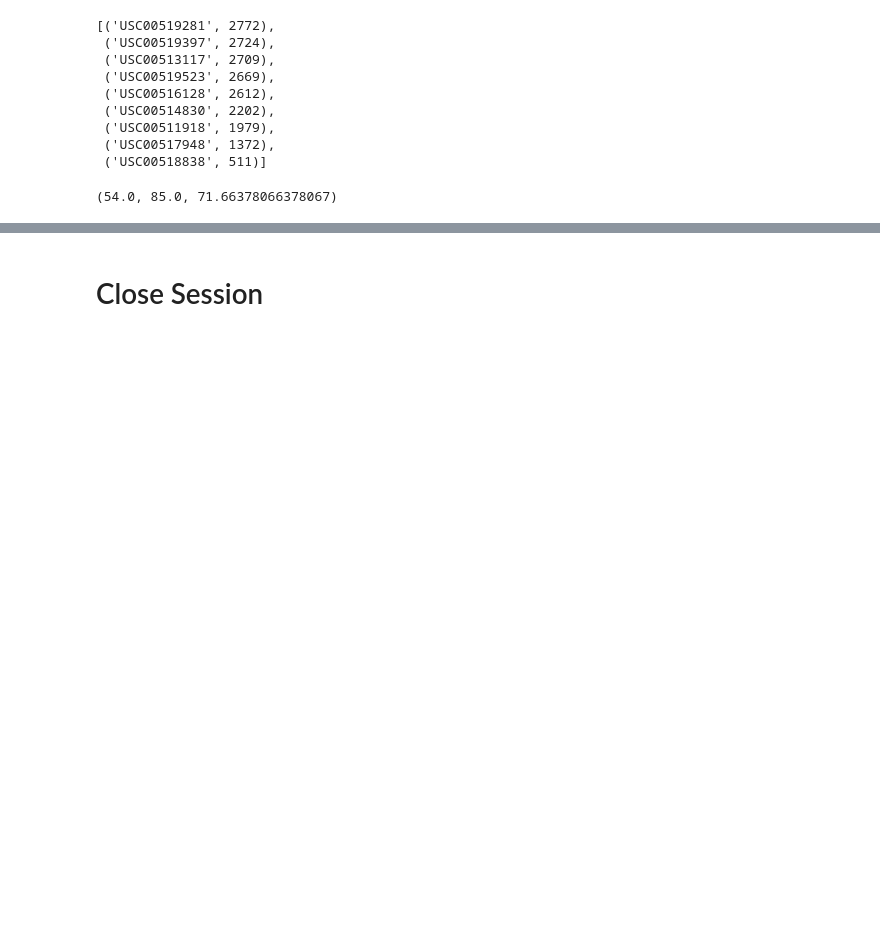
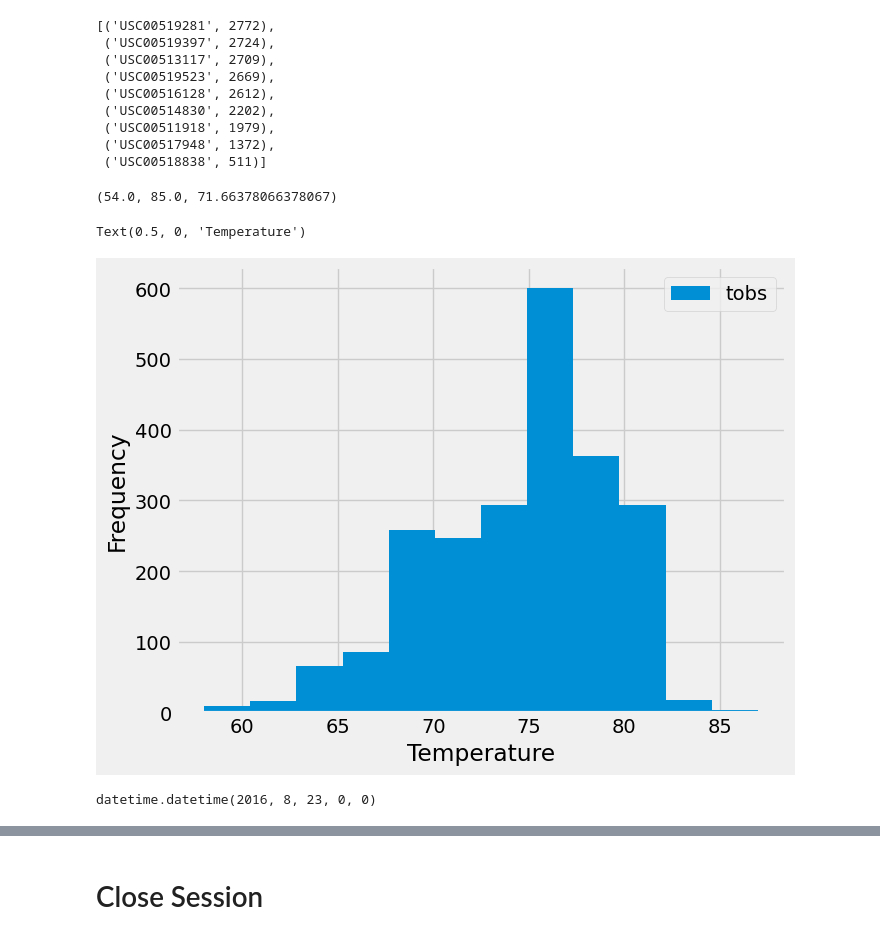
Before and after one commit to brianquintero1/sqlalchemy-challenge, a Jupyter notebook: SurfsUp/climate_data_Brian_Quintero.ipynb, the cells around one changed output, grey strips where cells are left out. Saved outputs shown, nothing was run; the diff lists cells and outputs as text; code cells hidden in the pictures; blank space fills up the shorter version.

```diff
--- a/SurfsUp/climate_data_Brian_Quintero.ipynb
+++ b/SurfsUp/climate_data_Brian_Quintero.ipynb
@@ -117,3 +116,38 @@ mostactivestationdata = session.query(*actstat).\
 mostactivestationdata
 # %% [output]
 (54.0, 85.0, 71.66378066378067)
+# %%
+final_date_active_station = session.query(measurement.date)\
+    .filter(measurement.station == 'USC00519281')\
+    .order_by(measurement.date.desc())\
+    .first().date
+
+last_12_months = dt.datetime.strptime(final_date_active_station, '%Y-%m-%d') - dt.timedelta(days=365)
+
+temperature_results = session.query(measurement.date, measurement.tobs).\
+    filter(measurement.date >= last_12_months).all()
+
+temperature_df = pd.DataFrame(temperature_results, columns=["date", "temperature"])
+
+plt.figure(figsize=(7, 5.5))
+plt.hist(temperature_df['temperature'], bins=12, label='tobs')
+plt.legend()
+plt.ylabel('Frequency')
+plt.xlabel('Temperature')
+# %% [output]
+Text(0.5, 0, 'Temperature')
+[figure, added]
+# %%
+final_date = session.query(measurement.date).order_by(measurement.date.desc()).first().date
+
+last_12_months = dt.datetime.strptime(final_date, '%Y-%m-%d') - dt.timedelta(days=365)
+
+last_12_months
+
+# temperature_results = session.query(measurement.tobs).filter(measurement.station == 'USC00519281').\
+#     filter(measurement.date >= last_12_months).all()
+
+# temperature_results_df = pd.DataFrame(data=temperature_results, columns=["date", "tobs"])
+# temperature_results_df = temperature_results_df.set_index('date', drop=True)
+# %% [output]
+datetime.datetime(2016, 8, 23, 0, 0)
```
Also changed, not shown: parts of 4 cells of this notebook.
